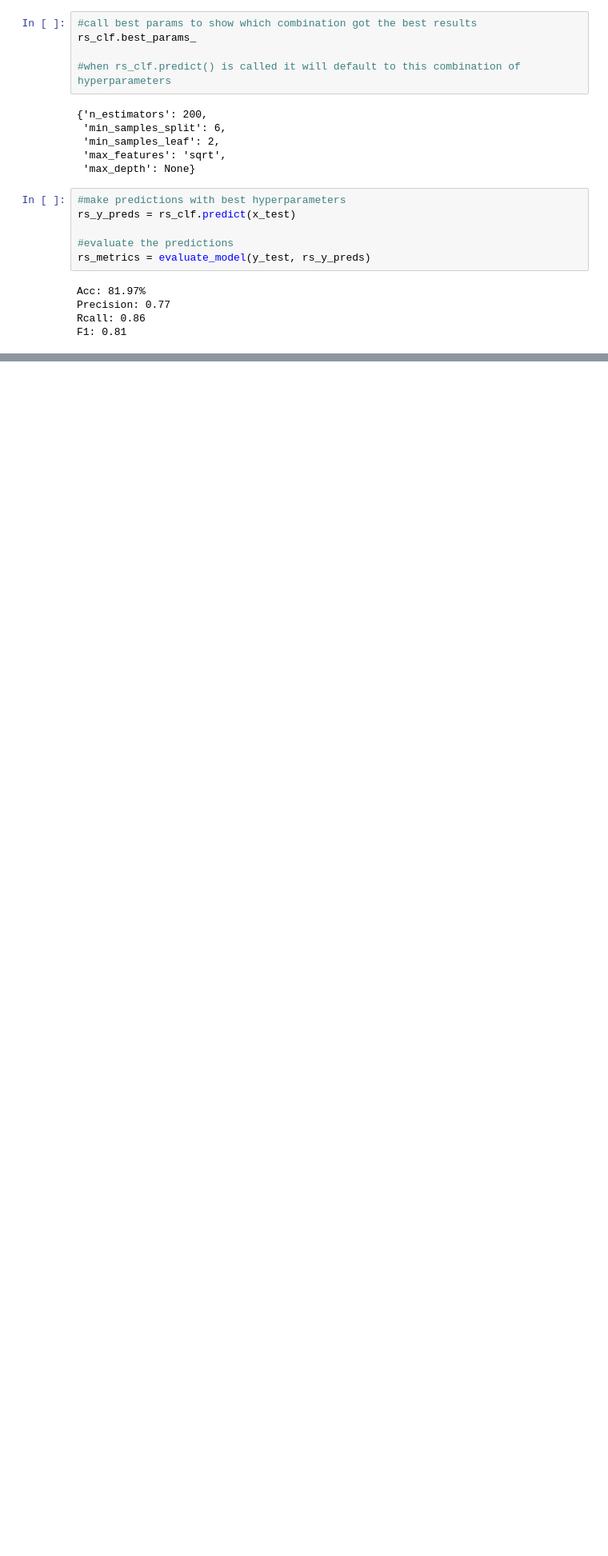
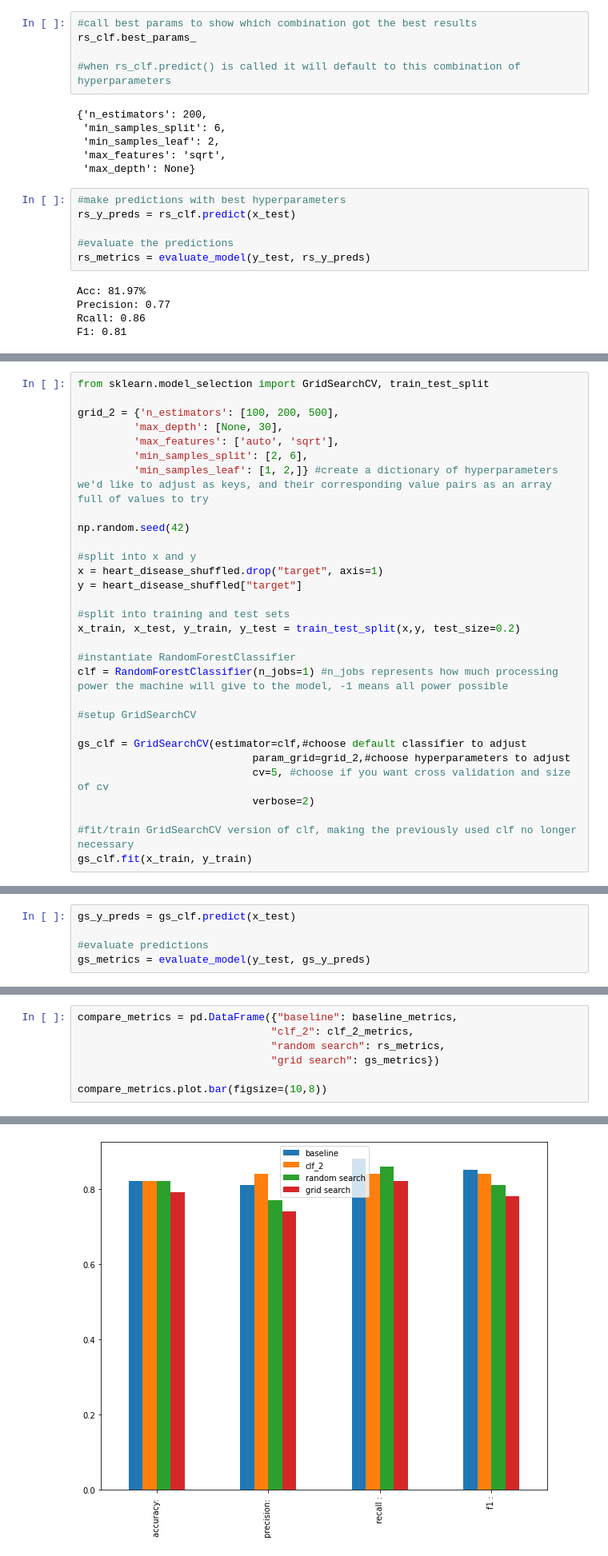
Before and after one commit to Aaron32365/Python-ML-Notes, a Jupyter notebook: intro-to-scikit-learn.ipynb, the cells around one changed output, grey strips where cells are left out. Shown at 80% size. Cells and saved outputs as stored; diff of their text form; blank space fills up the shorter version.

```diff
--- a/intro-to-scikit-learn.ipynb
+++ b/intro-to-scikit-learn.ipynb
@@ -1818,0 +1839,30 @@ F1: 0.81
+# %%
+from sklearn.model_selection import GridSearchCV, train_test_split
+
+grid_2 = {'n_estimators': [100, 200, 500],
+         'max_depth': [None, 30],
+         'max_features': ['auto', 'sqrt'],
+         'min_samples_split': [2, 6],
+         'min_samples_leaf': [1, 2,]} #create a dictionary of hyperparameters we'd like to adjust as keys, and their corresponding value pairs as an array full of values to try
+
+np.random.seed(42)
+
+#split into x and y
+x = heart_disease_shuffled.drop("target", axis=1)
+y = heart_disease_shuffled["target"]
+
+#split into training and test sets
+x_train, x_test, y_train, y_test = train_test_split(x,y, test_size=0.2)
+
+#instantiate RandomForestClassifier
+clf = RandomForestClassifier(n_jobs=1) #n_jobs represents how much processing power the machine will give to the model, -1 means all power possible
+
+#setup GridSearchCV
+
+gs_clf = GridSearchCV(estimator=clf,#choose default classifier to adjust
+                            param_grid=grid_2,#choose hyperparameters to adjust
+                            cv=5, #choose if you want cross validation and size of cv
+                            verbose=2)
+
+#fit/train GridSearchCV version of clf, making the previously used clf no longer necessary
+gs_clf.fit(x_train, y_train)
@@ -1818,0 +1902,5 @@ F1: 0.81
+# %%
+gs_y_preds = gs_clf.predict(x_test)
+
+#evaluate predictions
+gs_metrics = evaluate_model(y_test, gs_y_preds)
@@ -1818,0 +1918,8 @@ F1: 0.81
+# %%
+compare_metrics = pd.DataFrame({"baseline": baseline_metrics,
+                               "clf_2": clf_2_metrics,
+                               "random search": rs_metrics,
+                               "grid search": gs_metrics})
+
+compare_metrics.plot.bar(figsize=(10,8))
+# %% [output]
@@ -1818,0 +1927 @@ F1: 0.81
+[figure, added]
```
Also changed, not shown: parts of 34 cells of this notebook.
